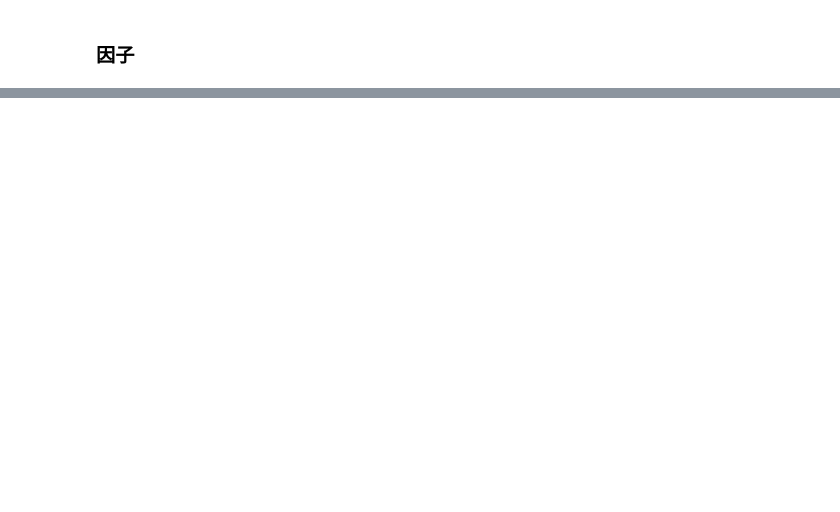
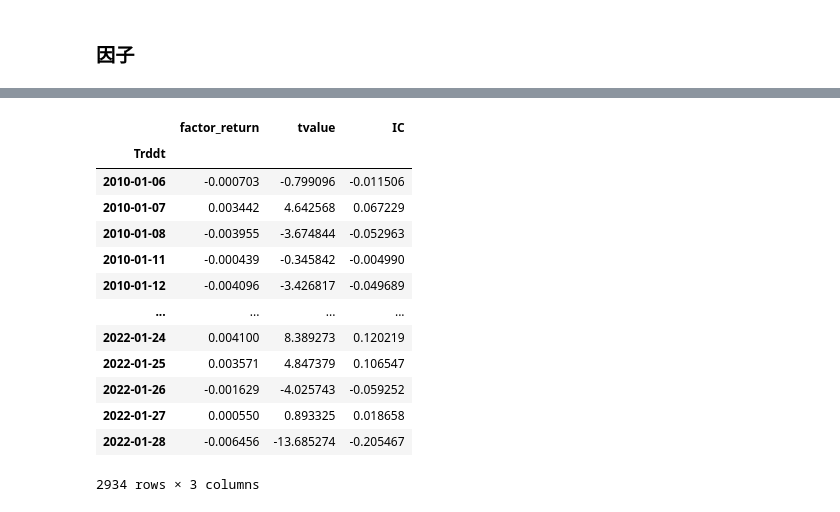
Before and after one commit to tanyanbo/-, a Jupyter notebook: duoyinzi.ipynb, the cells around one changed output, grey strips where cells are left out. Saved outputs shown, nothing was run; the diff lists cells and outputs as text; code cells hidden in the pictures; blank space fills up the shorter version.

```diff
--- a/duoyinzi.ipynb
+++ b/duoyinzi.ipynb
@@ -95,0 +96,22 @@ df_low
+# %%
+simple_factors = [df_high, df_low, df_open, df_close, df_volume, df_value, df_marketcap]
+# %%
+res = []
+for i in simple_factors:
+    res.append(compute_IC_t(i.shift(2)[2:], df_return))
+res[0]
+# %% [output]
+|  | factor_return | tvalue | IC |
+| Trddt |  |  |  |
+| 2010-01-06 | -0.000703 | -0.799096 | -0.011506 |
+| 2010-01-07 | 0.003442 | 4.642568 | 0.067229 |
+| 2010-01-08 | -0.003955 | -3.674844 | -0.052963 |
+| 2010-01-11 | -0.000439 | -0.345842 | -0.004990 |
+| 2010-01-12 | -0.004096 | -3.426817 | -0.049689 |
+| ... | ... | ... | ... |
+| 2022-01-24 | 0.004100 | 8.389273 | 0.120219 |
+| 2022-01-25 | 0.003571 | 4.847379 | 0.106547 |
+| 2022-01-26 | -0.001629 | -4.025743 | -0.059252 |
+| 2022-01-27 | 0.000550 | 0.893325 | 0.018658 |
+| 2022-01-28 | -0.006456 | -13.685274 | -0.205467 |
+2934 rows × 3 columns
```
Also changed, not shown: parts of 5 cells of this notebook.
